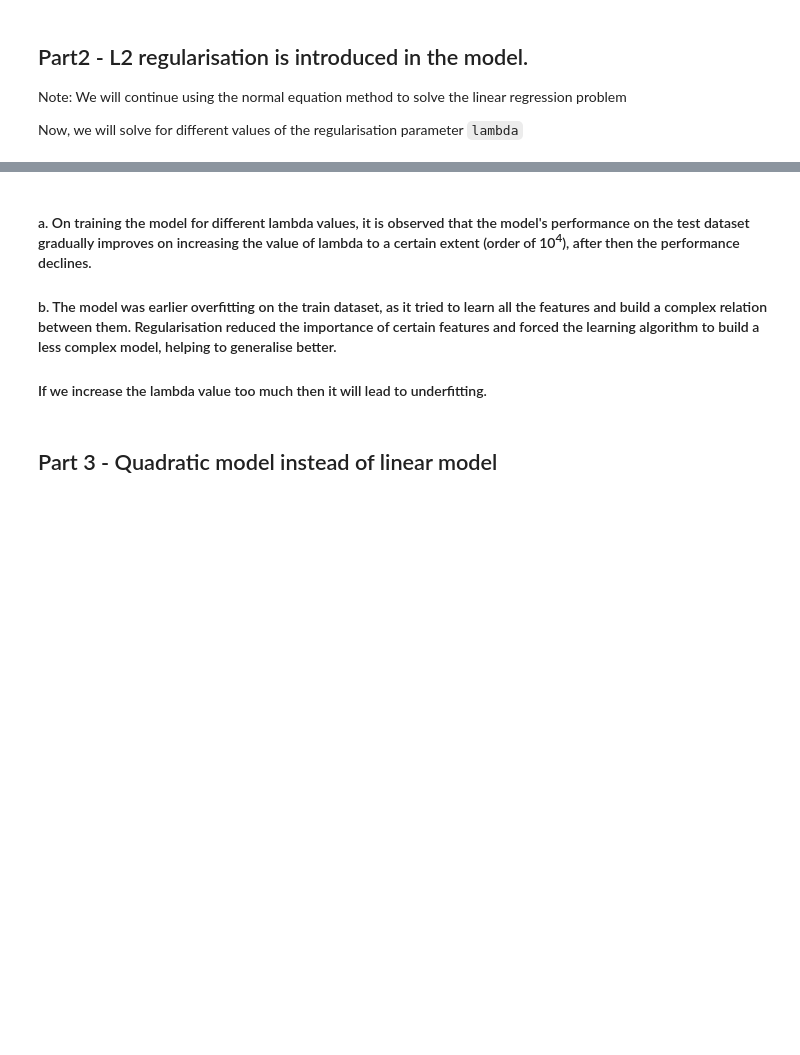
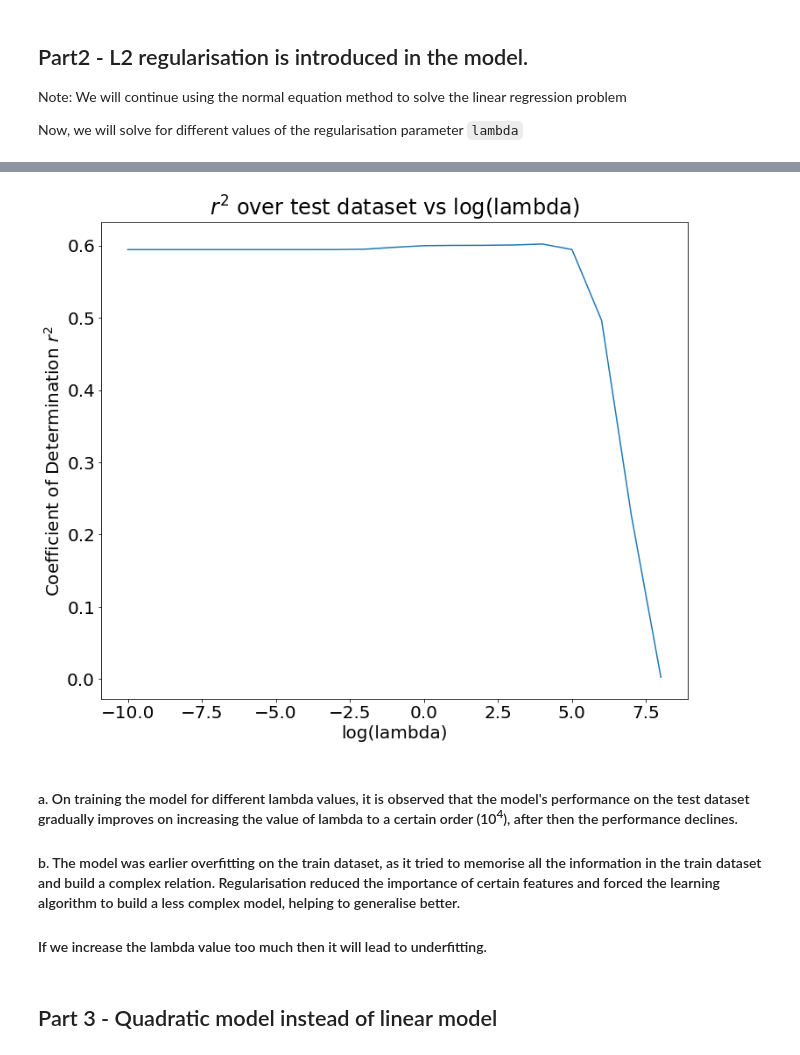
Before and after one commit to lonewolff03/ID5030-assignments, a Jupyter notebook: Assignment 2/CH20B076_A2.ipynb, the cells around one changed output, grey strips where cells are left out. Cells and saved outputs as stored; diff of their text form; code cells hidden in the pictures; blank space fills up the shorter version.

```diff
--- a/Assignment 2/CH20B076_A2.ipynb
+++ b/Assignment 2/CH20B076_A2.ipynb
@@ -169,7 +157,15 @@ r-squared value of the model on the test dataset: 0.49634160348714906
+# %%
+fig, ax = plt.subplots()
+ax.plot(range(-10, 9), r2_test)
+ax.set_title('$r^2$ over test dataset vs log(lambda)')
+ax.set_xlabel('log(lambda)')
+ax.set_ylabel('Coefficient of Determination $r^2$');
+# %% [output]
+[figure, added]
 # %% [markdown]
-#### a. On training the model for different lambda values, it is observed that the model's performance on the test dataset gradually improves on increasing the value of lambda to a certain extent (order of 10<sup>4</sup>), after then the performance declines.
+#### a. On training the model for different lambda values, it is observed that the model's performance on the test dataset gradually improves on increasing the value of lambda to a certain order (10<sup>4</sup>), after then the performance declines.
 
-#### b. The model was earlier overfitting on the train dataset, as it tried to learn all the features and build a complex relation between them. Regularisation reduced the importance of certain features and forced the learning algorithm to build a less complex model, helping to generalise better.
+#### b. The model was earlier overfitting on the train dataset, as it tried to memorise all the information in the train dataset and build a complex relation. Regularisation reduced the importance of certain features and forced the learning algorithm to build a less complex model, helping to generalise better.
 
 #### If we increase the lambda value too much then it will lead to underfitting.
 # %% [markdown]
```
Also changed, not shown: parts of 15 cells of this notebook.
